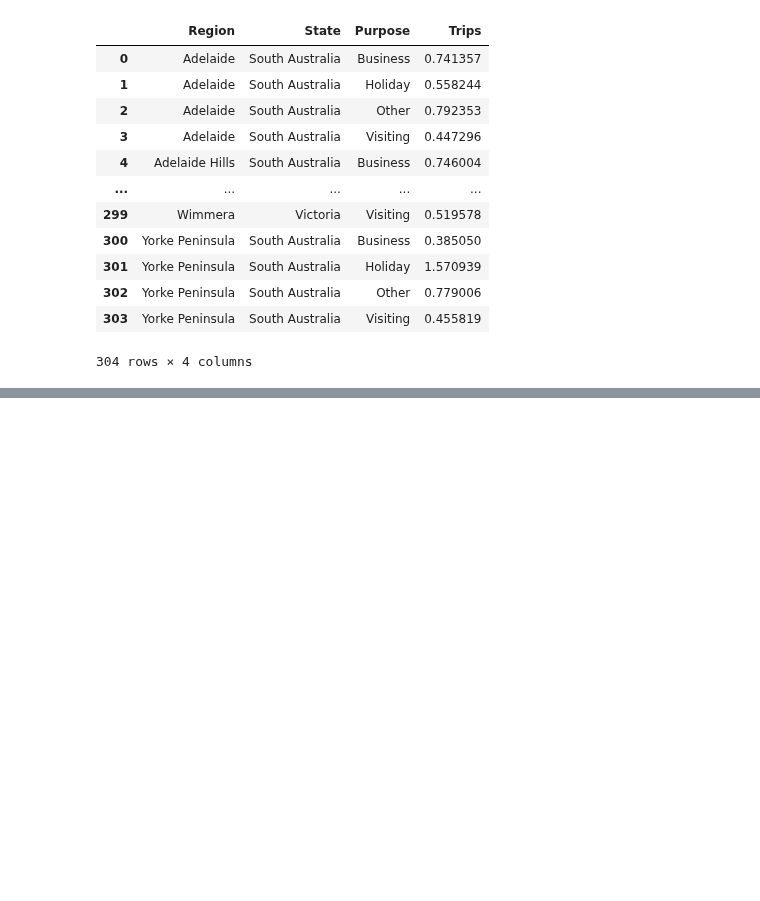
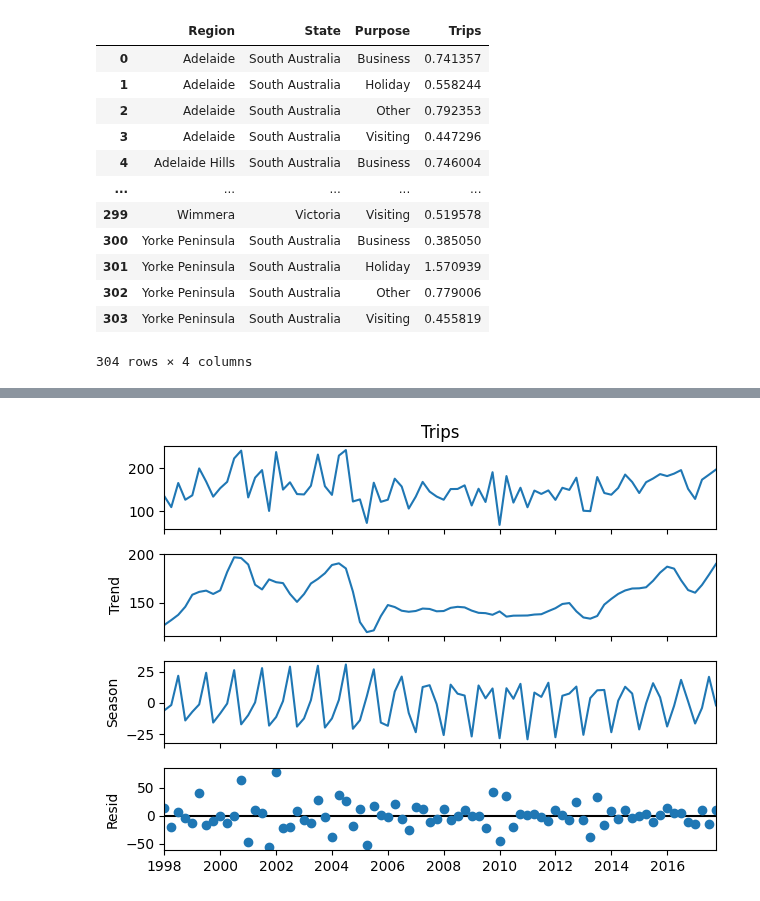
Before and after one commit to DavidGuzzi/TSA, a Jupyter notebook: Forecasting Principles and Practice 3rd/2/4.ipynb, the cells around one changed output, grey strips where cells are left out. Saved outputs shown, nothing was run; the diff lists cells and outputs as text; code cells hidden in the pictures; blank space fills up the shorter version.

```diff
--- a/Forecasting Principles and Practice 3rd/2/4.ipynb
+++ b/Forecasting Principles and Practice 3rd/2/4.ipynb
@@ -15,3 +15,15 @@ df.head()
 | 2 | 1998 Q3 | Adelaide | South Australia | Business | 166.034687 |
 | 3 | 1998 Q4 | Adelaide | South Australia | Business | 127.160464 |
 | 4 | 1999 Q1 | Adelaide | South Australia | Business | 137.448533 |
+# %%
+def quarter_to_date(quarter_str):
+    year, quarter = quarter_str.split()
+    quarter_mapping = {'Q1': '01-01', 'Q2': '04-01', 'Q3': '07-01', 'Q4': '10-01'}
+    return f"{year}-{quarter_mapping[quarter]}"
+
+# Crear la nueva columna 'date' con el formato deseado
+df['date'] = df['Quarter'].apply(quarter_to_date)
+
+# Convertir la columna 'date' a formato datetime
+df['date'] = pd.to_datetime(df['date'])
+df.head()
@@ -222,3 +241,6 @@ df.groupby(['Region', 'State', 'Purpose'])['Trips'].apply(lambda x: sum_squares_
 | 302 | Yorke Peninsula | South Australia | Other | 0.779006 |
 | 303 | Yorke Peninsula | South Australia | Visiting | 0.455819 |
 304 rows × 4 columns
+# %%
+df.set_index('date', inplace=True)
+df.head()
@@ -224,0 +255,22 @@ df.groupby(['Region', 'State', 'Purpose'])['Trips'].apply(lambda x: sum_squares_
+# %%
+df_B = df[(df['Purpose']=='Business') & (df['Region']=='Adelaide')]
+df_B = df_B[['Trips']]
+# %%
+import pandas as pd
+from statsmodels.tsa.seasonal import STL
+
+# Supongamos que ya tienes el DataFrame con una columna 'Employed' y una columna de fecha llamada 'date'
+# Asegúrate de que 'date' sea el índice y que tenga una frecuencia definida
+# Ejemplo: us_e_1990 = pd.read_csv('data.csv', parse_dates=['date'], index_col='date')
+
+# Verifica y establece la frecuencia si es necesario
+df_p = df_B.asfreq('ME')  # Ajusta la frecuencia según sea necesario (mensual en este caso)
+
+stl = STL(df_B['Trips'], seasonal=13)
+result = stl.fit()
+
+# Graficar los componentes
+result.plot()
+plt.show()
+# %% [output]
+[figure, added]
```
Also changed, not shown: parts of 4 cells of this notebook.
